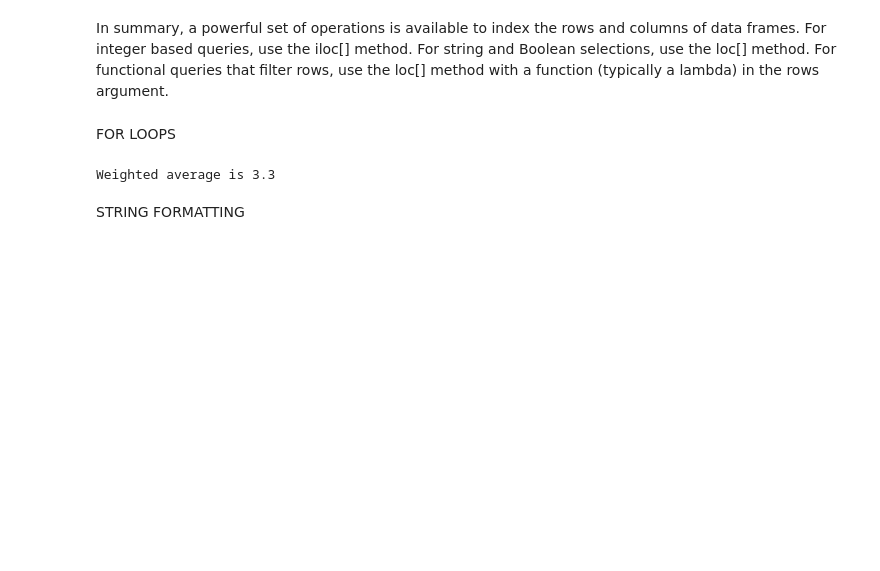
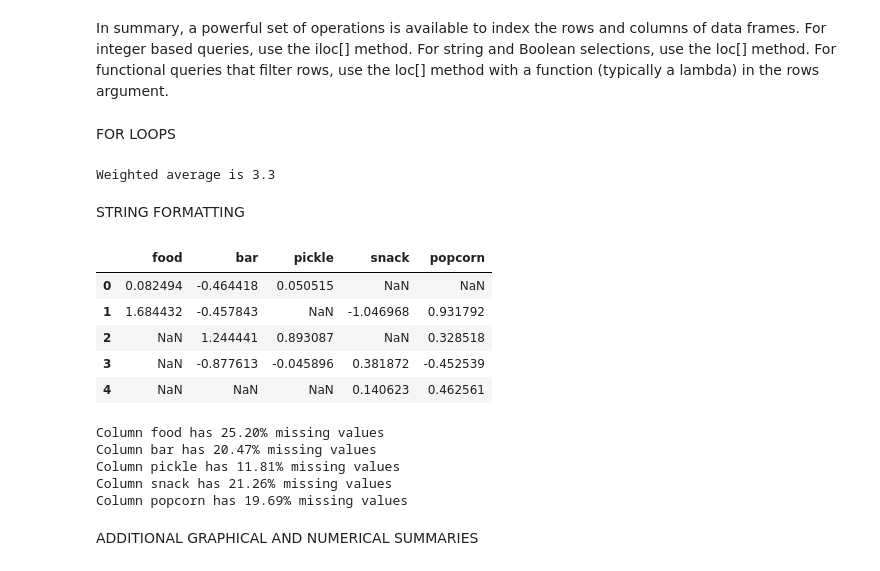
Before and after one commit to left2001/chapter2islp, a Jupyter notebook: chapter2.ipynb, the cells around one changed output. Drawn from its saved outputs; the diff is of its cells as text; code cells hidden in the pictures; blank space fills up the shorter version.

```diff
--- a/chapter2.ipynb
+++ b/chapter2.ipynb
@@ -794,3 +794,29 @@ print(f"Weighted average is {total}")
 Weighted average is 3.3
 # %% [markdown]
 STRING FORMATTING
+# %%
+rng=np.random.default_rng(99)
+A=rng.standard_normal((127,5))
+M=rng.choice([0,np.nan],p=[0.8,0.2],size=A.shape)
+A+=M
+D=pd.DataFrame(A,columns=["food","bar","pickle","snack","popcorn"])
+D.head()
+# %% [output]
+|  | food | bar | pickle | snack | popcorn |
+| 0 | 0.082494 | -0.464418 | 0.050515 | NaN | NaN |
+| 1 | 1.684432 | -0.457843 | NaN | -1.046968 | 0.931792 |
+| 2 | NaN | 1.244441 | 0.893087 | NaN | 0.328518 |
+| 3 | NaN | -0.877613 | -0.045896 | 0.381872 | -0.452539 |
+| 4 | NaN | NaN | NaN | 0.140623 | 0.462561 |
+# %%
+for column in D.columns:
+    template="Column {0} has {1:.2%} missing values"
+    print(template.format(column,np.isnan(D[column]).mean()))
+# %% [output]
+Column food has 25.20% missing values
+Column bar has 20.47% missing values
+Column pickle has 11.81% missing values
+Column snack has 21.26% missing values
+Column popcorn has 19.69% missing values
+# %% [markdown]
+ADDITIONAL GRAPHICAL AND NUMERICAL SUMMARIES
```
Also changed, not shown: parts of 11 cells of this notebook, 5 other files.
